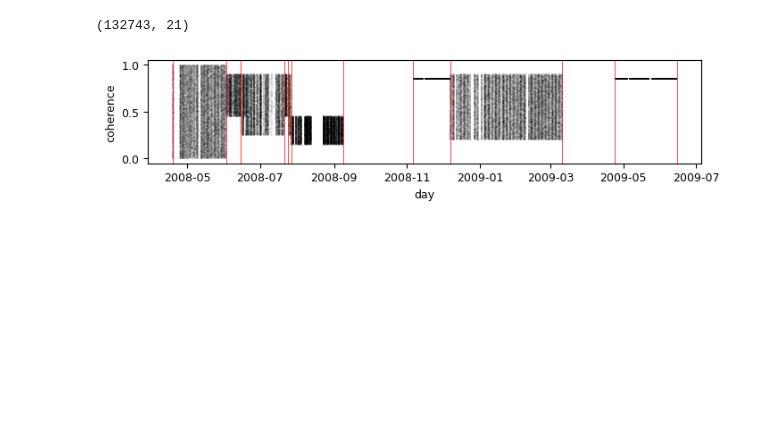
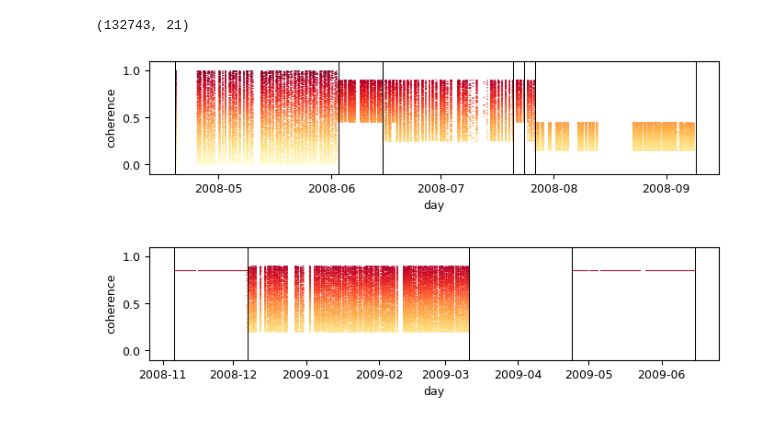
Before and after one commit to griegner/drift-diffusion, a Jupyter notebook: examples/03-rat196-reference-plots.ipynb, the cells around one changed output. Cells and saved outputs as stored; diff of their text form; code cells hidden in the pictures; blank space fills up the shorter version.

```diff
--- a/examples/03-rat196-reference-plots.ipynb
+++ b/examples/03-rat196-reference-plots.ipynb
@@ -26,29 +28,17 @@ df196 = (
 df196.shape
 # %% [output]
 (132743, 21)
-# %%
-# coherence range by day
-fig, ax = plt.subplots(figsize=(8, 1.5))
-ax.scatter(df196.index, df196["coherence"], s=1, c="k", alpha=0.5, marker="_", lw=0.1)
-ax.set_xlabel("day")
-ax.set_ylabel("coherence")
-for day in [
-    "2008-04-19",
-    "2008-06-03",
-    "2008-06-15",
-    "2008-07-21",
-    "2008-07-24",
-    "2008-07-27",
-    "2008-09-09",
-    "2008-11-06",
-    "2008-12-07",
-    "2009-03-11",
-    "2009-04-24",
-    "2009-06-15",
-]:
-    ax.axvline(pd.to_datetime(day), c="r", lw=0.5)
-# %% [output]
-[figure, removed]
+# %%
+# coherence, 24H sessions
+vlines = ["2008-04-19", "2008-06-03", "2008-06-15", "2008-07-21", "2008-07-24", "2008-07-27", "2008-09-09"]
+utils.plot_coherence(df196.loc[:"2008-10"], vlines)
+
+# coherence, 2H sessions
+vlines = ["2008-11-06", "2008-12-07", "2009-03-11", "2009-04-24", "2009-06-15"]
+utils.plot_coherence(df196.loc["2008-10":], vlines)
+# %% [output]
+[figure, added]
+[figure, added]
 # %%
 # fit by day, 24H sessions
 df196_heatmap = df196.loc[:"2008-10"].groupby(["day", "hour"], as_index=False)["coherence"].mean()
```
Also changed, not shown: parts of 5 cells of this notebook, 2 other files.
